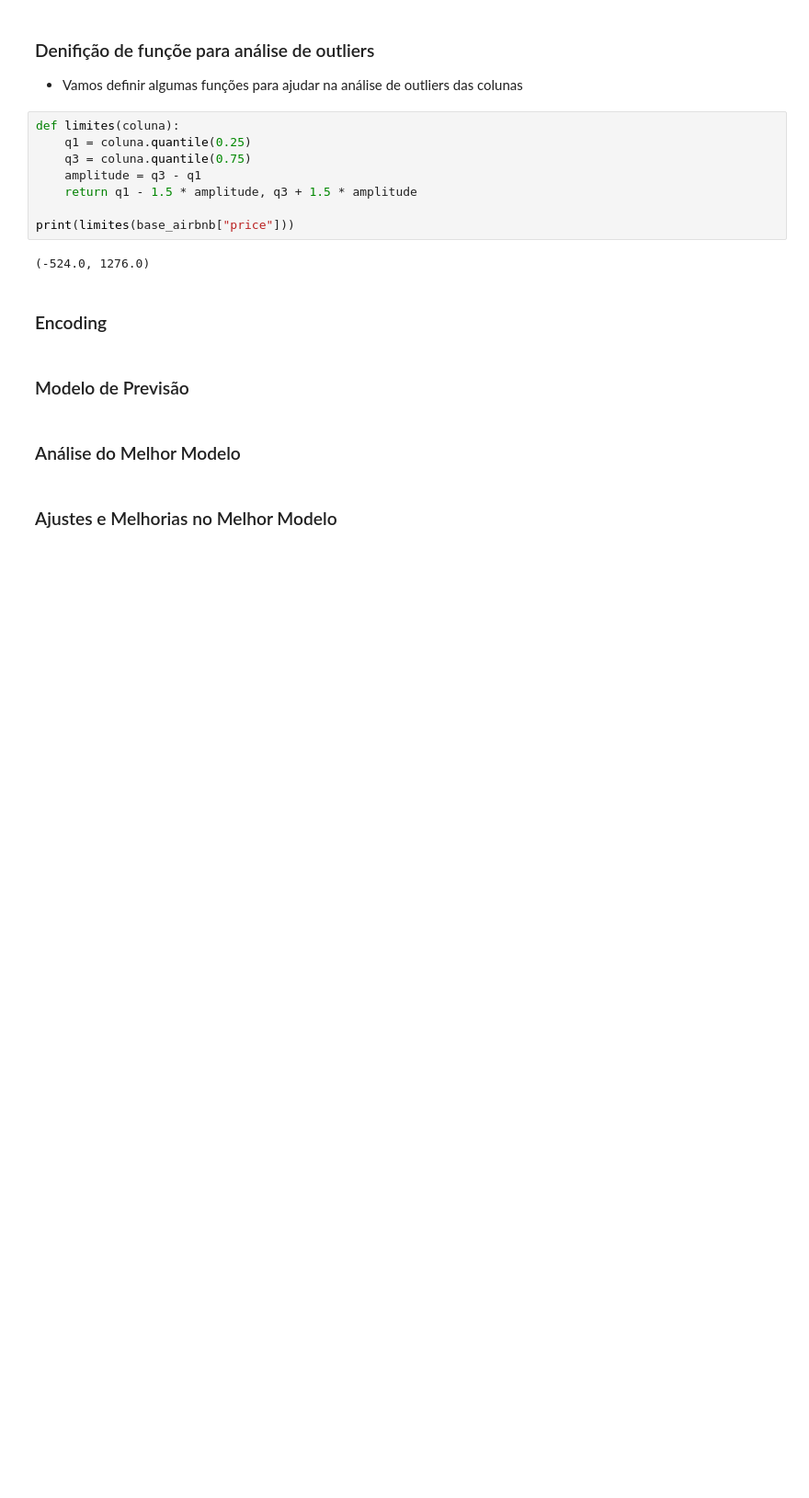
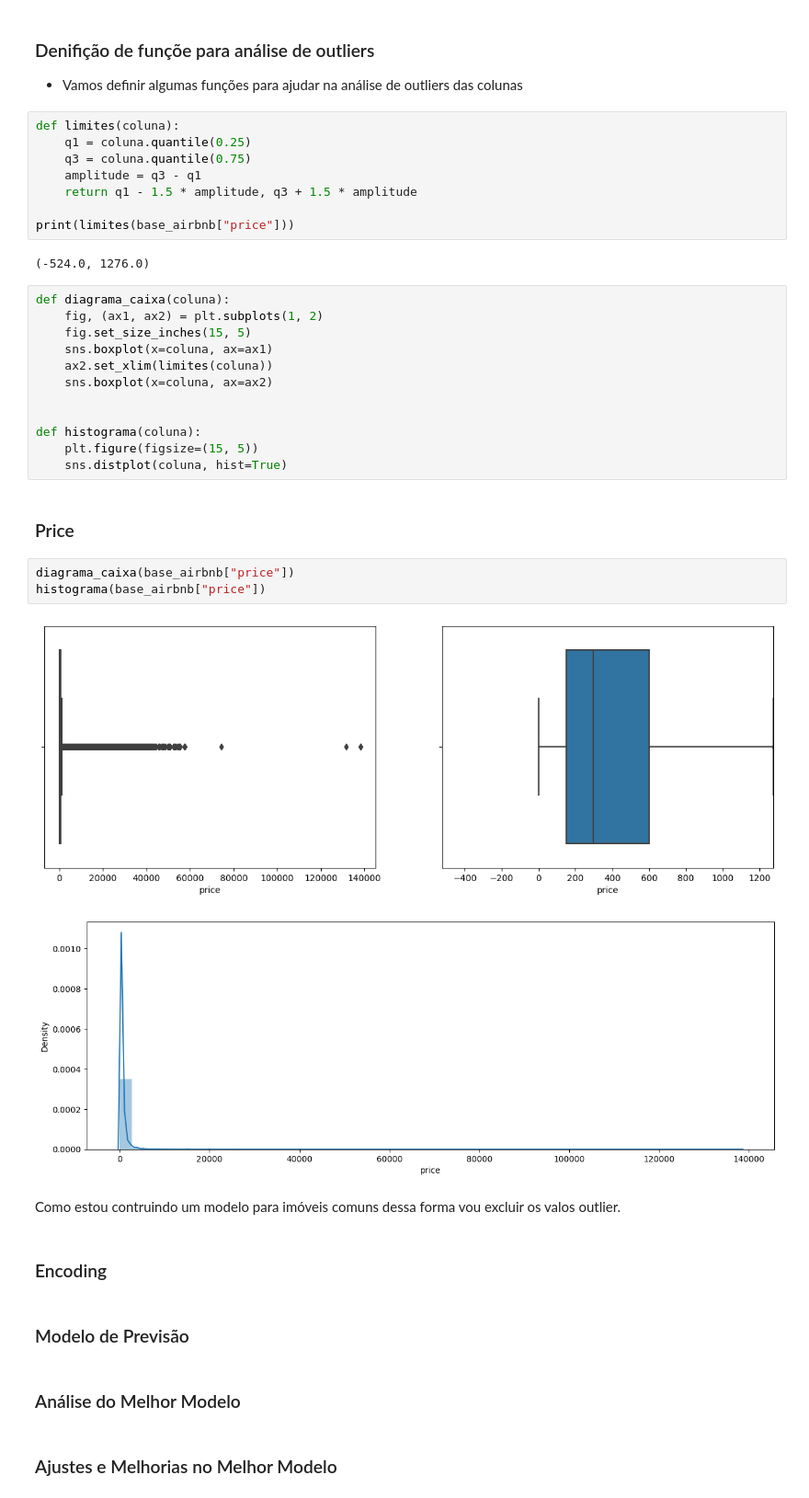
Before and after one commit to thiarly/impressionador-python-course, a Jupyter notebook: 36 - Projeto 3 Ciência de Dados/Airbnb/Solução Airbnb Rio.ipynb, the cells around one changed output. Shown at 92% size. Drawn from its saved outputs; the diff is of its cells as text; blank space fills up the shorter version.

Commit message:
Update Solução Airbnb Rio.ipynb
def diagrama_caixa and def histograma

```diff
--- a/36 - Projeto 3 Ciência de Dados/Airbnb/Solução Airbnb Rio.ipynb
+++ b/36 - Projeto 3 Ciência de Dados/Airbnb/Solução Airbnb Rio.ipynb
@@ -258,6 +258,28 @@ def limites(coluna):
 print(limites(base_airbnb["price"]))
 # %% [output]
 (-524.0, 1276.0)
+# %%
+def diagrama_caixa(coluna):
+    fig, (ax1, ax2) = plt.subplots(1, 2)
+    fig.set_size_inches(15, 5)
+    sns.boxplot(x=coluna, ax=ax1)
+    ax2.set_xlim(limites(coluna))
+    sns.boxplot(x=coluna, ax=ax2)
+
+
+def histograma(coluna):
+    plt.figure(figsize=(15, 5))
+    sns.distplot(coluna, hist=True)
+# %% [markdown]
+### Price
+# %%
+diagrama_caixa(base_airbnb["price"])
+histograma(base_airbnb["price"])
+# %% [output]
+[figure, added]
+[figure, added]
+# %% [markdown]
+Como estou contruindo um modelo para imóveis comuns dessa forma vou excluir os valos outlier.
 # %% [markdown]
 ### Encoding
 # %% [markdown]
```
